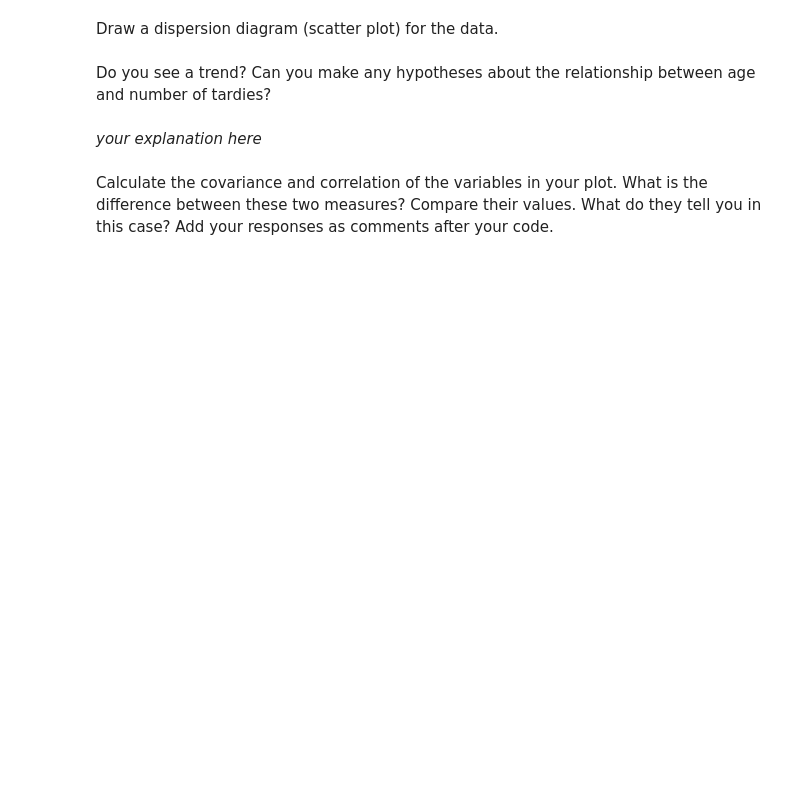
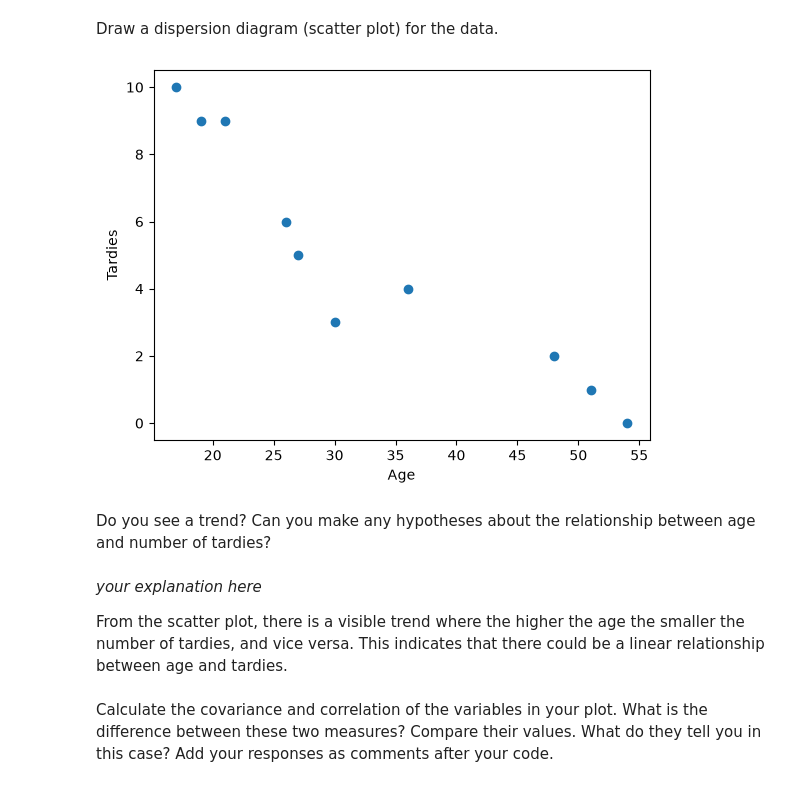
Before and after one commit to ironhack-labs/lab-regression-analysis-en, a Jupyter notebook: your-code/lab-regression-analysis.ipynb, the cells around one changed output. Drawn from its saved outputs; the diff is of its cells as text; code cells hidden in the pictures; blank space fills up the shorter version.

```diff
--- a/your-code/lab-regression-analysis.ipynb
+++ b/your-code/lab-regression-analysis.ipynb
@@ -39,0 +40,4 @@ student_data = pd.DataFrame({'Age': [17,51,27,21,36,48,19,26,54,30], 'Tardies':
+# %%
+# Your code here.
+student_data = pd.DataFrame({'Age': [17,51,27,21,36,48,19,26,54,30], 'Tardies': [10,1,5,9,4,2,9,6,0,3]})
+student_data
@@ -44,6 +58,18 @@ Draw a dispersion diagram (scatter plot) for the data.
+# %%
+# Your code here
+x = student_data['Age']
+y = student_data['Tardies']
+plt.plot(x, y, 'o', alpha=1)
+plt.xlabel('Age')
+plt.ylabel('Tardies')
+plt.show()
+# %% [output]
+[figure, added]
 # %% [markdown]
 Do you see a trend? Can you make any hypotheses about the relationship between age and number of tardies?
-# %% [markdown]
-*your explanation here*
+# %% [markdown]
+*your explanation here*
+
+From the scatter plot, there is a visible trend where the higher the age the smaller the number of tardies, and vice versa. This indicates that there could be a linear relationship between age and tardies.
 # %% [markdown]
 Calculate the covariance and correlation of the variables in your plot. What is the difference between these two measures? Compare their values. What do they tell you in this case? Add your responses as comments after your code.
```
Also changed, not shown: parts of 26 cells of this notebook.
